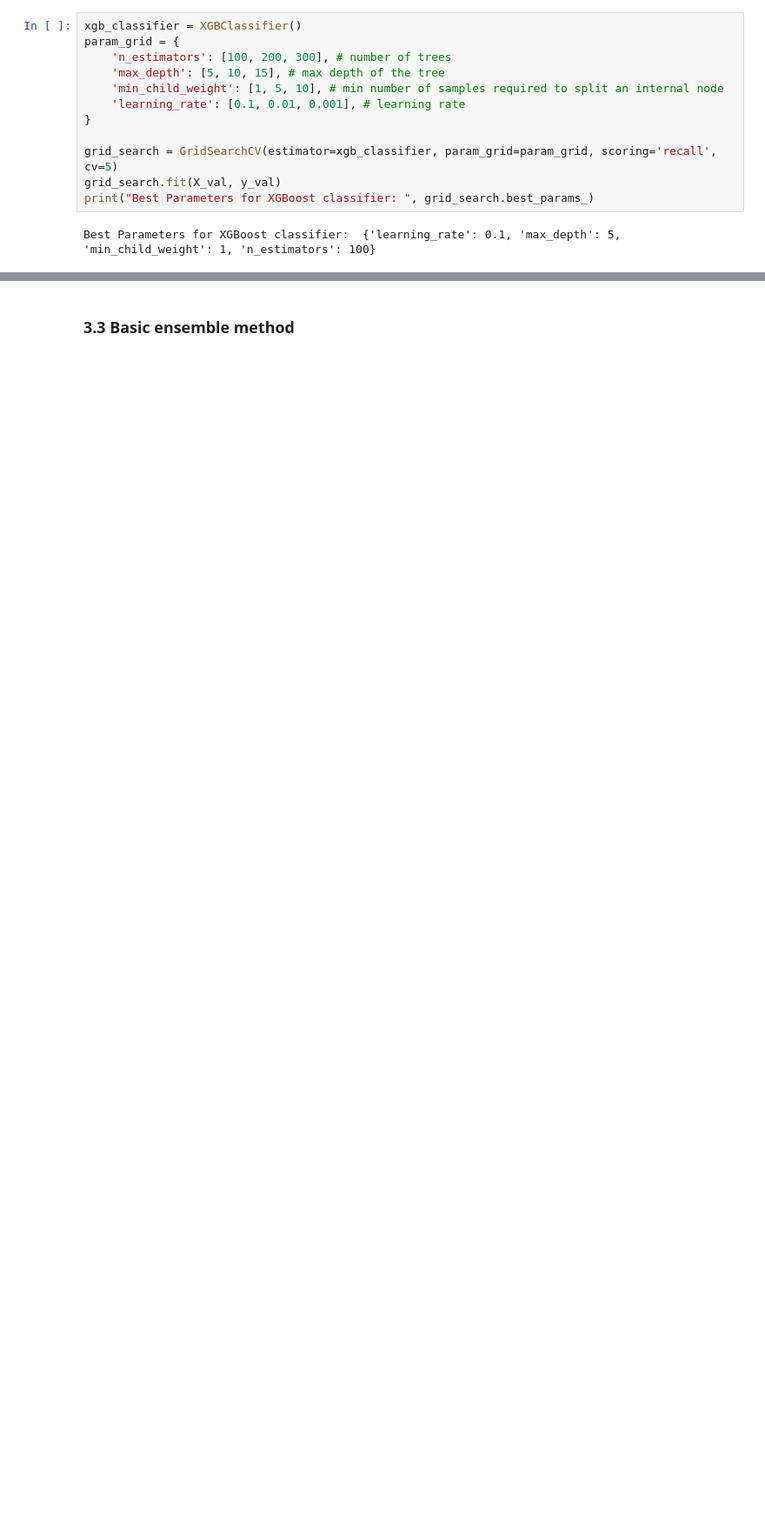
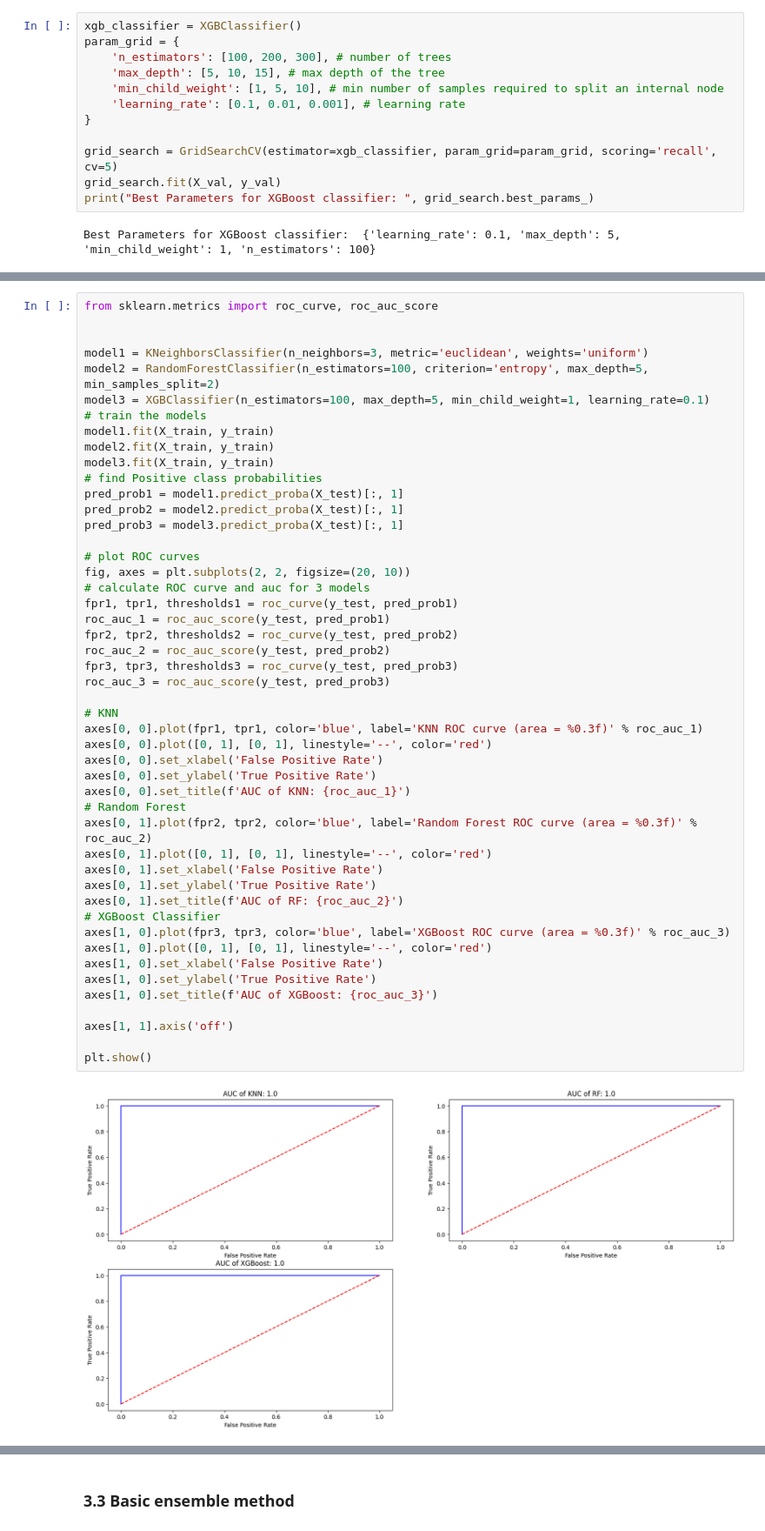
Before and after one commit to khanhnhan1512/Final-Project-Intro-Ds, a Jupyter notebook: src/04-Data_Modeling.ipynb, the cells around one changed output, grey strips where cells are left out. Shown: that part at 87% size. Saved outputs shown, nothing was run; the diff lists cells and outputs as text; blank space fills up the shorter version.

```diff
--- a/src/04-Data_Modeling.ipynb
+++ b/src/04-Data_Modeling.ipynb
@@ -336,0 +344,50 @@ Best Parameters for XGBoost classifier:  {'learning_rate': 0.1, 'max_depth': 5,
+# %%
+from sklearn.metrics import roc_curve, roc_auc_score
+
+
+model1 = KNeighborsClassifier(n_neighbors=3, metric='euclidean', weights='uniform')
+model2 = RandomForestClassifier(n_estimators=100, criterion='entropy', max_depth=5, min_samples_split=2)
+model3 = XGBClassifier(n_estimators=100, max_depth=5, min_child_weight=1, learning_rate=0.1)
+# train the models
+model1.fit(X_train, y_train)
+model2.fit(X_train, y_train)
+model3.fit(X_train, y_train)
+# find Positive class probabilities
+pred_prob1 = model1.predict_proba(X_test)[:, 1]
+pred_prob2 = model2.predict_proba(X_test)[:, 1]
+pred_prob3 = model3.predict_proba(X_test)[:, 1]
+
+# plot ROC curves
+fig, axes = plt.subplots(2, 2, figsize=(20, 10))
+# calculate ROC curve and auc for 3 models
+fpr1, tpr1, thresholds1 = roc_curve(y_test, pred_prob1)
+roc_auc_1 = roc_auc_score(y_test, pred_prob1)
+fpr2, tpr2, thresholds2 = roc_curve(y_test, pred_prob2)
+roc_auc_2 = roc_auc_score(y_test, pred_prob2)
+fpr3, tpr3, thresholds3 = roc_curve(y_test, pred_prob3)
+roc_auc_3 = roc_auc_score(y_test, pred_prob3)
+
+# KNN
+axes[0, 0].plot(fpr1, tpr1, color='blue', label='KNN ROC curve (area = %0.3f)' % roc_auc_1)
+axes[0, 0].plot([0, 1], [0, 1], linestyle='--', color='red')
+axes[0, 0].set_xlabel('False Positive Rate')
+axes[0, 0].set_ylabel('True Positive Rate')
+axes[0, 0].set_title(f'AUC of KNN: {roc_auc_1}')
+# Random Forest
+axes[0, 1].plot(fpr2, tpr2, color='blue', label='Random Forest ROC curve (area = %0.3f)' % roc_auc_2)
+axes[0, 1].plot([0, 1], [0, 1], linestyle='--', color='red')
+axes[0, 1].set_xlabel('False Positive Rate')
+axes[0, 1].set_ylabel('True Positive Rate')
+axes[0, 1].set_title(f'AUC of RF: {roc_auc_2}')
+# XGBoost Classifier
+axes[1, 0].plot(fpr3, tpr3, color='blue', label='XGBoost ROC curve (area = %0.3f)' % roc_auc_3)
+axes[1, 0].plot([0, 1], [0, 1], linestyle='--', color='red')
+axes[1, 0].set_xlabel('False Positive Rate')
+axes[1, 0].set_ylabel('True Positive Rate')
+axes[1, 0].set_title(f'AUC of XGBoost: {roc_auc_3}')
+
+axes[1, 1].axis('off')
+
+plt.show()
+# %% [output]
+[figure, added]
```
Also changed, not shown: parts of 43 cells of this notebook.
